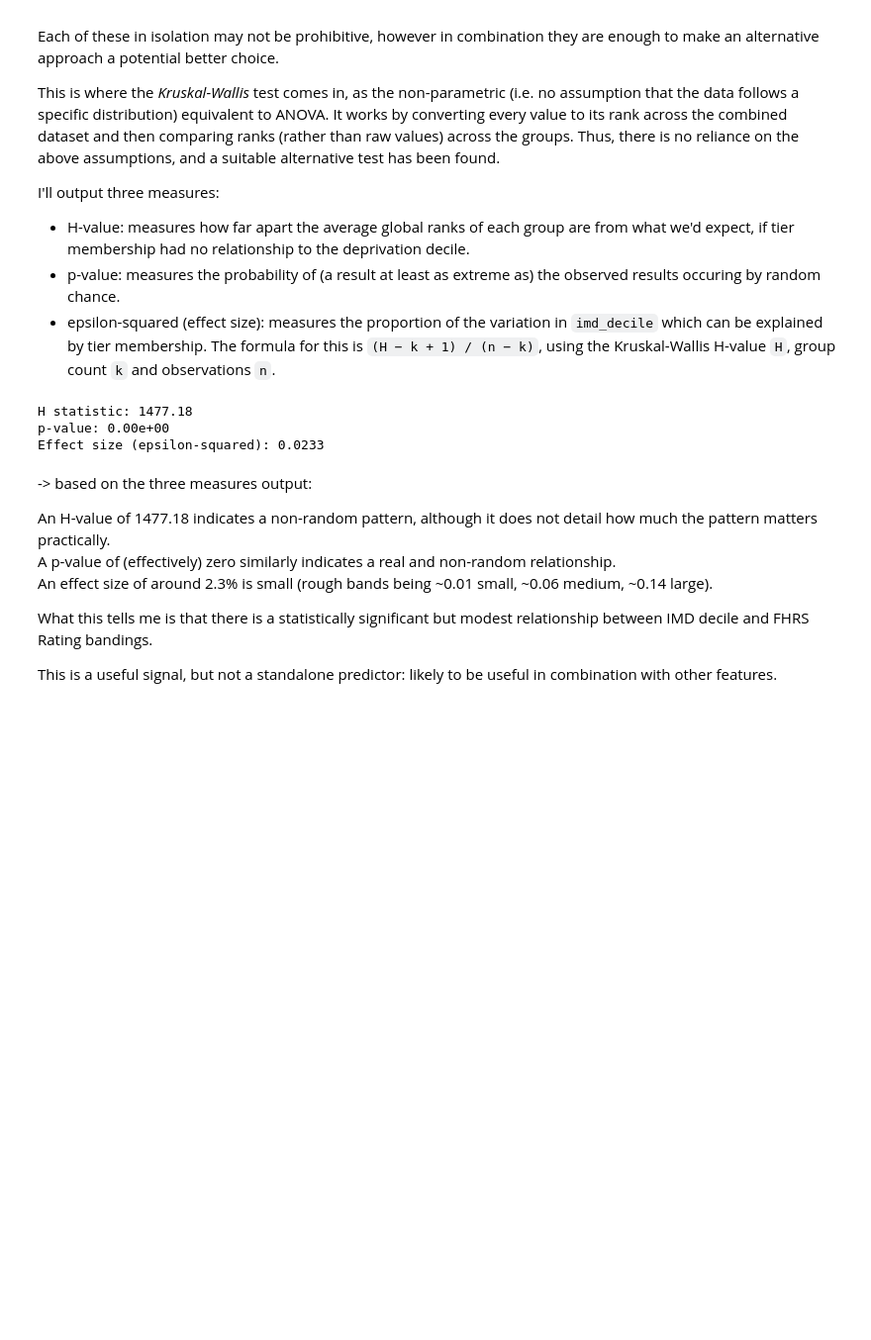
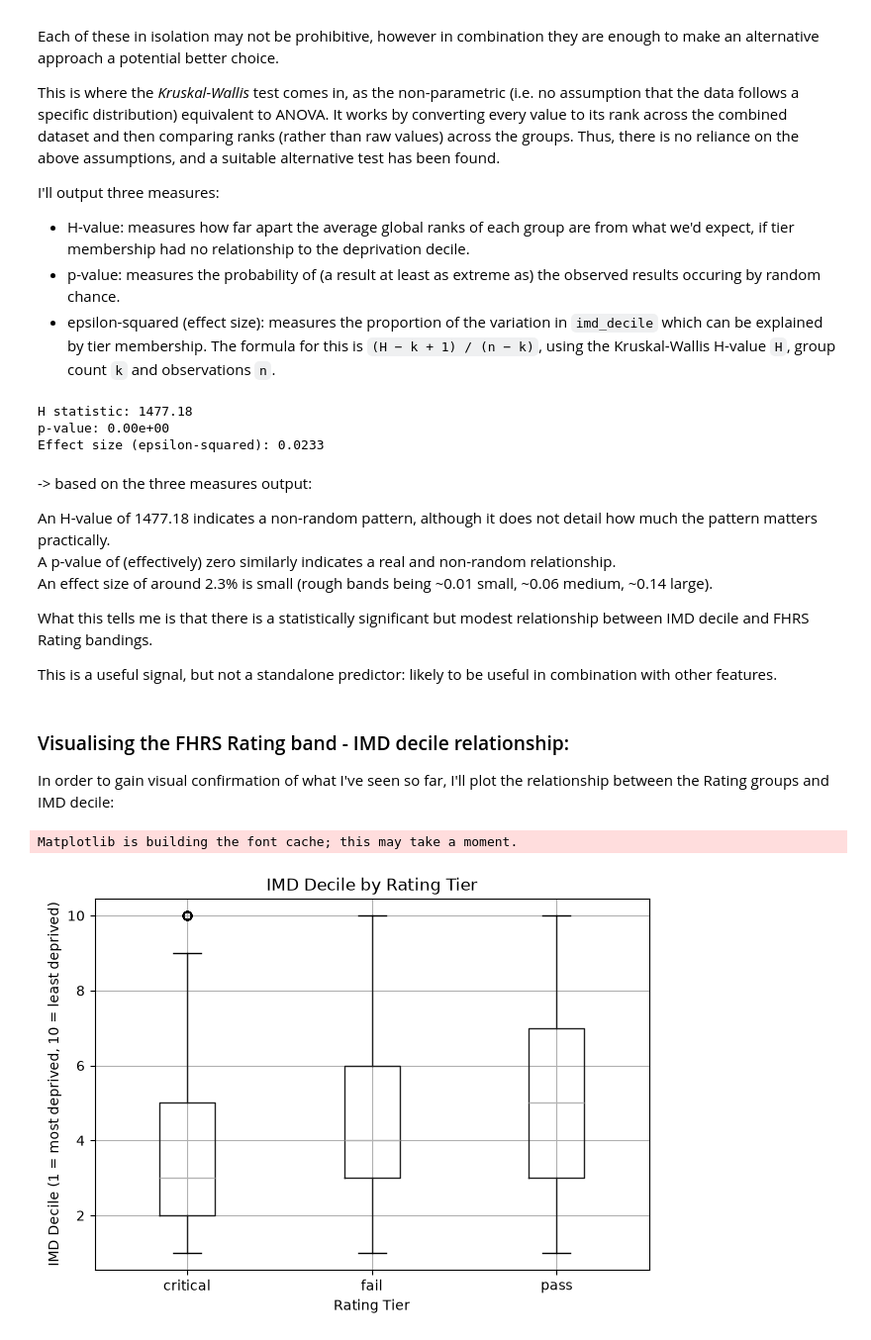
Before and after one commit to hphilpotts/fhrs-london-insights, a Jupyter notebook: notebooks/03_ons_join.ipynb, the cells around one changed output. Shown at 99% size. Saved outputs shown, nothing was run; the diff lists cells and outputs as text; code cells hidden in the pictures; blank space fills up the shorter version.

Commit message:
Plotted IMD Decile by Rating Tier to visualise findings, installed matplotlib.

```diff
--- a/notebooks/03_ons_join.ipynb
+++ b/notebooks/03_ons_join.ipynb
@@ -574,3 +574,19 @@ An effect size of around 2.3% is small (rough bands being ~0.01 small, ~0.06 med
 What this tells me is that there is a statistically significant but modest relationship between IMD decile and FHRS Rating bandings.
 
 This is a useful signal, but not a standalone predictor: likely to be useful in combination with other features.
+# %% [markdown]
+### Visualising the FHRS Rating band - IMD decile relationship:
+
+In order to gain visual confirmation of what I've seen so far, I'll plot the relationship between the Rating groups and IMD decile:
+# %%
+import matplotlib.pyplot as plt
+
+gradable.boxplot(column="imd_decile", by="tier", figsize=(7, 5))
+plt.title("IMD Decile by Rating Tier")
+plt.suptitle("")  # removes the default, redundant auto-title pandas adds
+plt.xlabel("FHRS Rating Tier")
+plt.ylabel("IMD Decile (1 = most deprived, 10 = least deprived)")
+plt.show()
+# %% [output]
+Matplotlib is building the font cache; this may take a moment.
+[figure, added]
```
Also changed, not shown: parts of 1 cell of this notebook, 2 other files.
